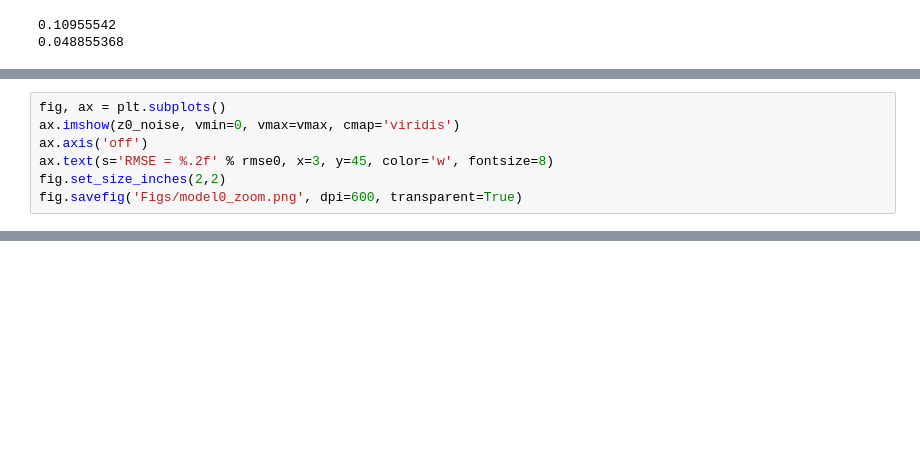
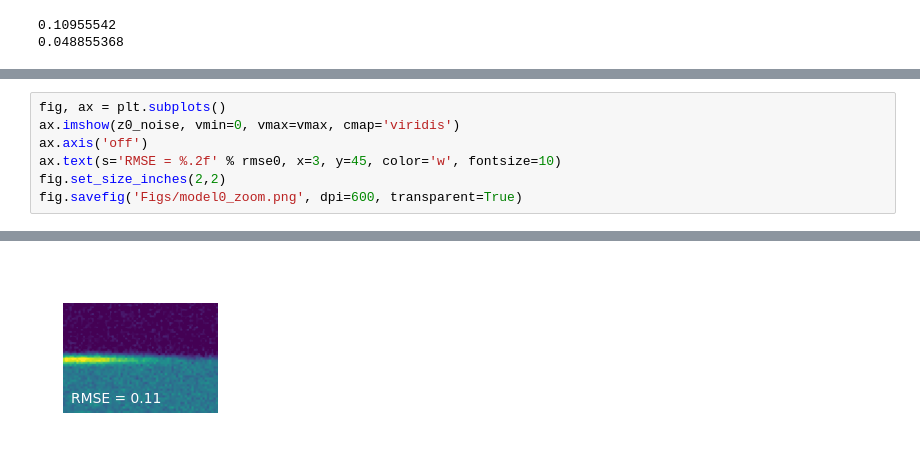
Before and after one commit to goehringlab/2023-Bland-bioRxiv, a Jupyter notebook: scripts/Downstream analysis and figures/Quantification method/Comparison to old method_.ipynb, the cells around one changed output, grey strips where cells are left out. Drawn from its saved outputs; the diff is of its cells as text; blank space fills up the shorter version.

```diff
--- a/scripts/Downstream analysis and figures/Quantification method/Comparison to old method_.ipynb
+++ b/scripts/Downstream analysis and figures/Quantification method/Comparison to old method_.ipynb
@@ -126,7 +122,7 @@ fig.savefig('Figs/truth_zoom.png', dpi=600, transparent=True)
 fig, ax = plt.subplots()
 ax.imshow(z0_noise, vmin=0, vmax=vmax, cmap='viridis')
 ax.axis('off')
-ax.text(s='RMSE = %.2f' % rmse0, x=3, y=45, color='w', fontsize=8)
+ax.text(s='RMSE = %.2f' % rmse0, x=3, y=45, color='w', fontsize=10)
 fig.set_size_inches(2,2)
 fig.savefig('Figs/model0_zoom.png', dpi=600, transparent=True)
 # %% [output]
@@ -135,3 +129,4 @@ fig.savefig('Figs/model0_zoom.png', dpi=600, transparent=True)
+[figure, added]
 # %%
 fig, ax = plt.subplots()
 ax.imshow(z1_noise, vmin=0, vmax=vmax, cmap='viridis')
```
Also changed, not shown: parts of 6 cells of this notebook, 19 other files.
